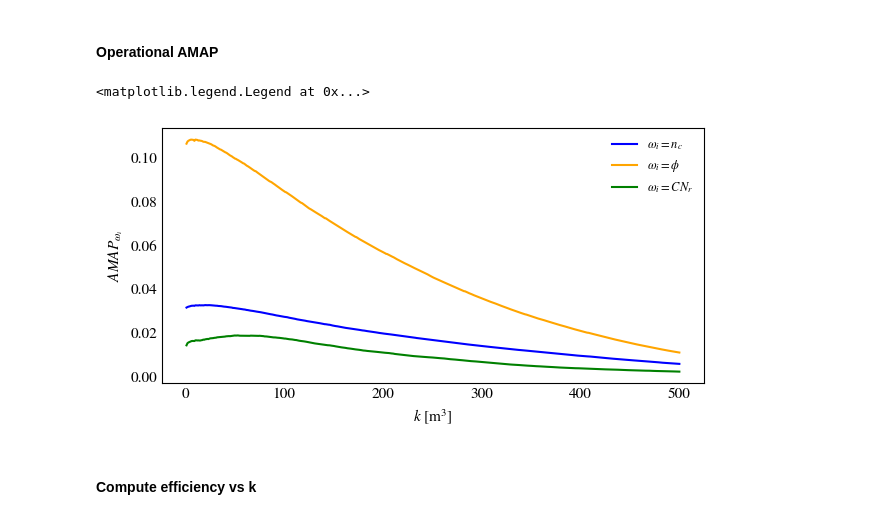
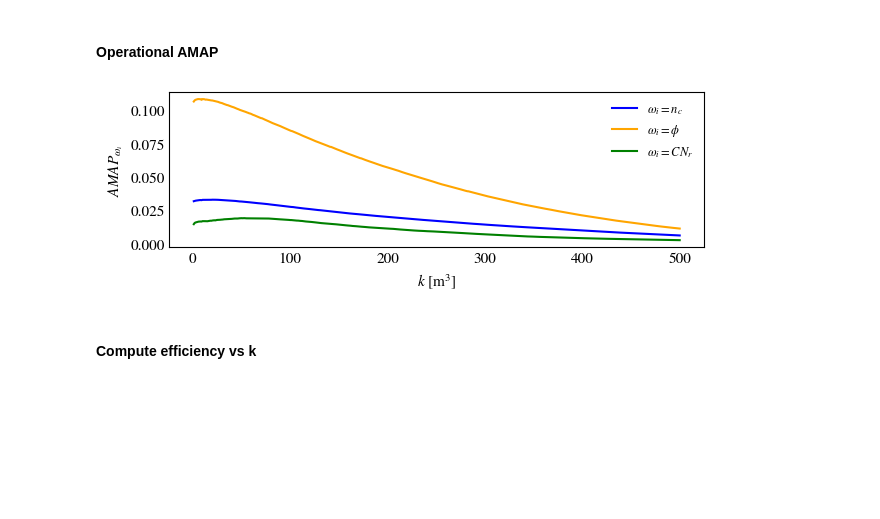
Before and after one commit to rlsandovalp/operational_picture, a Jupyter notebook: Galbiate/operational_analysis.ipynb, the cells around one changed output. Drawn from its saved outputs; the diff is of its cells as text; code cells hidden in the pictures; blank space fills up the shorter version.

Commit message:
new figure

```diff
--- a/Galbiate/operational_analysis.ipynb
+++ b/Galbiate/operational_analysis.ipynb
@@ -566,28 +566,30 @@ for n_theta, theta in enumerate(thetas):
 # %%
 all_zeros = np.count_nonzero(data[:,4:], axis=1)>=0
 
 plt.style.use('stylesheet.mpltstyle')
-fig, ax = plt.subplots(1, 1, figsize=(6, 3))
+fig, ax = plt.subplots(1, 1, figsize=(6, 2))
 ax.plot(K, space_k_vs_ope[0,:], label='$\omega_i = n_c$', color = 'blue')
 ax.plot(K, space_k_vs_ope[1,:], label='$\omega_i = \phi$', color = 'orange')
 ax.plot(K, space_k_vs_ope[2,:], label='$\omega_i = CN_r$', color = 'green')
+
+# for i in range(10):
+#     ax.plot(K, space_k_vs_AMAP[0,i,:], color = 'blue', alpha=0.01)
+#     ax.plot(K, space_k_vs_AMAP[1,i,:], color = 'orange', alpha=0.01)
+#     ax.plot(K, space_k_vs_AMAP[2,i,:], color = 'green', alpha=0.01)
 # ax.plot(K, space_k_vs_ope[0,:]+space_k_vs_ope_std[0,:], color='blue', alpha=0.5)
 # ax.plot(K, space_k_vs_ope[0,:]-space_k_vs_ope_std[0,:], color='blue', alpha=0.5)
 # ax.plot(K, space_k_vs_ope[1,:]+space_k_vs_ope_std[1,:], color='orange', alpha=0.5)
 # ax.plot(K, space_k_vs_ope[1,:]-space_k_vs_ope_std[1,:], color='orange', alpha=0.5)
 # ax.plot(K, space_k_vs_ope[2,:]+space_k_vs_ope_std[2,:], color='green', alpha=0.5)
 # ax.plot(K, space_k_vs_ope[2,:]-space_k_vs_ope_std[2,:], color='green', alpha=0.5)
 ax.set_xlabel('$k$ [m$^3$]')
 ax.set_ylabel('$AMAP_{\omega_i}$')
-# for i in range(100):
-#     if all_zeros[i]==True:
-#         ax.plot(K, space_k_vs_AMAP[0, i, :], color='blue', alpha=0.05)
-#         ax.plot(K, space_k_vs_AMAP[1, i, :], color='orange', alpha=0.05)
-#         ax.plot(K, space_k_vs_AMAP[2, i, :], color='green', alpha=0.05)
 plt.legend()
+
+plt.savefig('Figures_paper/AMAP_operational.png', dpi=200, bbox_inches='tight')
+plt.savefig('Figures_paper/AMAP_operational.pdf')
 # %% [output]
-<matplotlib.legend.Legend at 0x...>
-[figure, old version]
+[figure, new version]
 # %% [markdown]
 #### Compute efficiency vs k
 # %%
```
Also changed, not shown: parts of 7 cells of this notebook, 11 other files.
